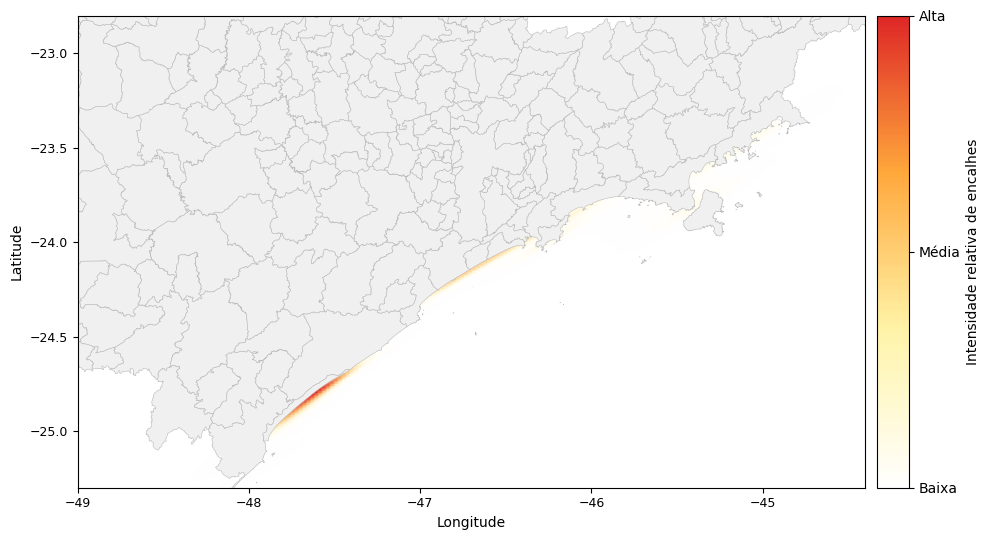
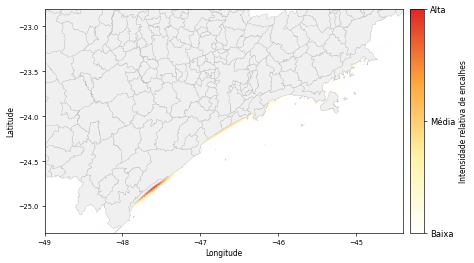
Code edit (unified diff) that turned the first committed figure into the second:
--- before
+++ after
@@ -1,31 +1,22 @@
-# ── Extrai coordenadas dos pontos de encalhe ─────────────────────────────────
+import matplotlib as mpl
+mpl.rcParams.update({'figure.dpi': 60, 'savefig.dpi': 60})
+
 lons = gdf_encalhes.geometry.x.values
 lats = gdf_encalhes.geometry.y.values
-
 mask = ~(np.isnan(lons) | np.isnan(lats))
 lons, lats = lons[mask], lats[mask]
 
-# ── Grade de avaliação — resolução reduzida de 500 → 200 ─────────────────────
-# Reduz de 250.000 para 40.000 pontos avaliados (~85% menos cálculo no KDE)
 lon_min, lon_max = -49.0, -44.4
 lat_min, lat_max = -25.3, -22.8
 
-lon_grid = np.linspace(lon_min, lon_max, 200)  # era 500
-lat_grid = np.linspace(lat_min, lat_max, 200)  # era 500
+lon_grid = np.linspace(lon_min, lon_max, 150)  # era 200
+lat_grid = np.linspace(lat_min, lat_max, 150)  # era 200
 LON, LAT = np.meshgrid(lon_grid, lat_grid)
 
-# ── KDE ──────────────────────────────────────────────────────────────────────
 kde = gaussian_kde(np.vstack([lons, lats]), bw_method='scott')
 Z = kde(np.vstack([LON.ravel(), LAT.ravel()])).reshape(LON.shape)
-
 Z_norm = (Z - Z.min()) / (Z.max() - Z.min())
 
-# ── Colormap ──────────────────────────────────────────────────────────────────
-colors_kde = [
-    (1, 1, 1, 0),
-    (1, 0.95, 0.6, 0.3),
-    (1, 0.6,  0.1, 0.7),
-    (0.85, 0, 0, 0.95),
-]
+colors_kde = [(1,1,1,0),(1,0.95,0.6,0.3),(1,0.6,0.1,0.7),(0.85,0,0,0.95)]
 cmap_kde = LinearSegmentedColormap.from_list('hotspot', colors_kde, N=256)
 
@@ -33,26 +24,13 @@
 Z_plot = np.where(Z_norm >= threshold, Z_norm, np.nan)
 
-# ── Plot — figura menor e DPI reduzido ───────────────────────────────────────
-# figsize (13,7) → (10,5.5): área ~30% menor
-# dpi padrão (100) → 80: imagem embutida ~35% menor
-fig, ax = plt.subplots(figsize=(10, 5.5))
+fig, ax = plt.subplots(figsize=(8, 4.5))  # era (10, 5.5)
 
 sp.plot(ax=ax, color='#f0f0f0', edgecolor='#bbbbbb', linewidth=0.4)
-
-img = ax.imshow(
-    Z_plot,
-    extent=[lon_min, lon_max, lat_min, lat_max],
-    origin='lower',
-    cmap=cmap_kde,
-    alpha=0.85,
-    aspect='auto',
-    vmin=threshold,
-    vmax=1.0,
-)
+img = ax.imshow(Z_plot, extent=[lon_min, lon_max, lat_min, lat_max], origin='lower', cmap=cmap_kde, alpha=0.85, aspect='auto', vmin=threshold, vmax=1.0)
 
 divider = make_axes_locatable(ax)
 cax = divider.append_axes('right', size='4%', pad=0.12)
 cb = plt.colorbar(img, cax=cax)
-cb.set_label('Intensidade relativa de encalhes', fontsize=10)
+cb.set_label('Intensidade relativa de encalhes', fontsize=9)
 cb.set_ticks([threshold, (threshold + 1) / 2, 1.0])
 cb.set_ticklabels(['Baixa', 'Média', 'Alta'])
@@ -60,14 +38,8 @@
 ax.set_xlim(lon_min, lon_max)
 ax.set_ylim(lat_min, lat_max)
-ax.set_xlabel('Longitude', fontsize=10)
-ax.set_ylabel('Latitude', fontsize=10)
-ax.tick_params(labelsize=9)
+ax.set_xlabel('Longitude', fontsize=9)
+ax.set_ylabel('Latitude', fontsize=9)
+ax.tick_params(labelsize=8)
 ax.grid(False)
-
 plt.tight_layout()
-
-# ── Salva com DPI reduzido em vez de usar plt.show() ─────────────────────────
-# dpi=80 já é suficiente para leitura em tela; era ~100 implícito no show()
-# bbox_inches='tight' elimina margens em branco desnecessárias
-plt.savefig('kde_hotspot.png', dpi=80, bbox_inches='tight')
 plt.show()

Commit: Criado usando o Colab